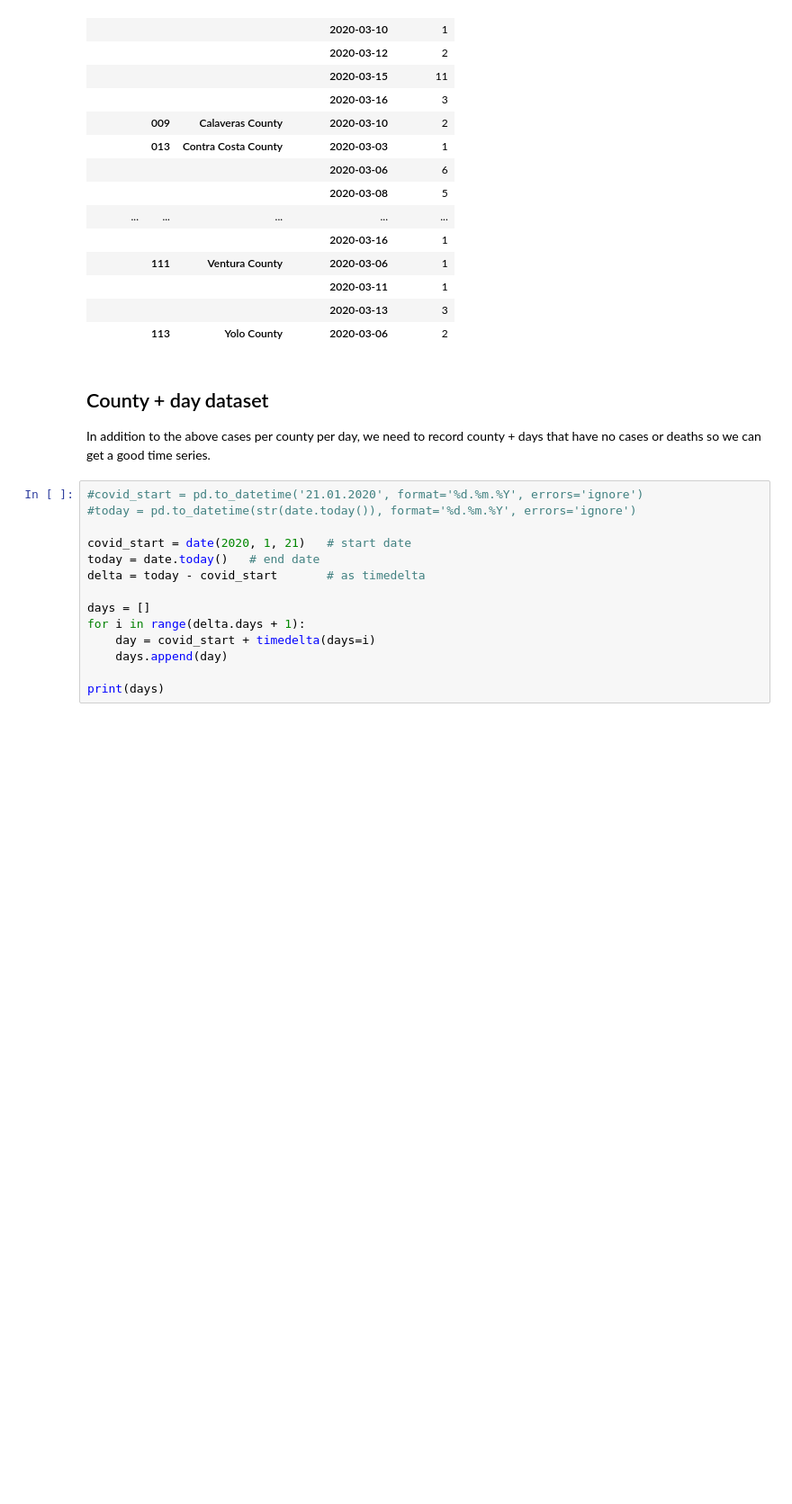
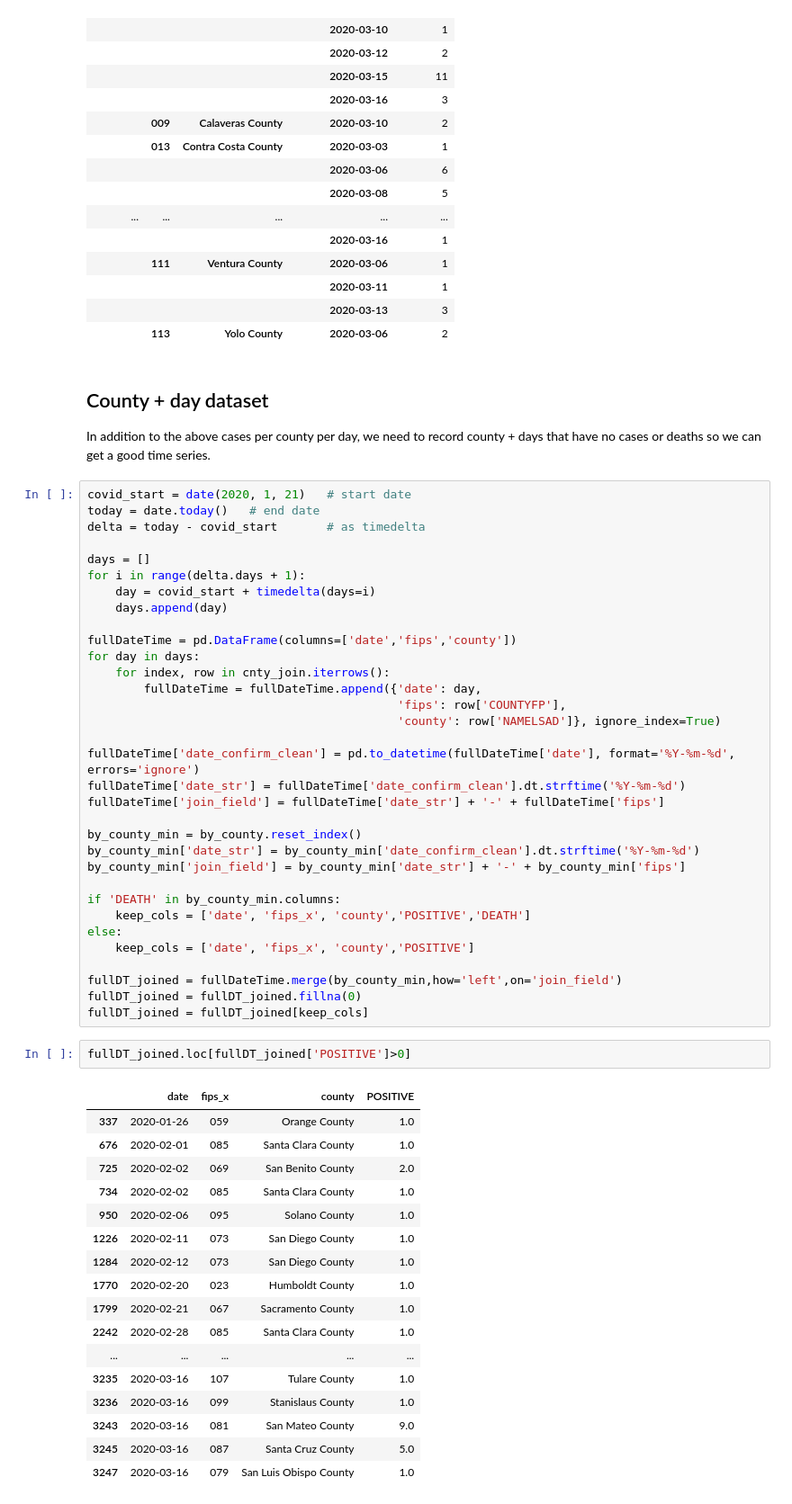
Before and after one commit to akanik/pub-media-covid19-collab, a Jupyter notebook: code/transform-case-data.ipynb, the cells around one changed output. Shown at 90% size. Drawn from its saved outputs; the diff is of its cells as text; blank space fills up the shorter version.

```diff
--- a/code/transform-case-data.ipynb
+++ b/code/transform-case-data.ipynb
@@ -92,17 +92,56 @@ See the caveats in the documentation: https://pandas.pydata.org/pandas-docs/stab
 ## County + day dataset
 
 In addition to the above cases per county per day, we need to record county + days that have no cases or deaths so we can get a good time series.
-# %%
-#covid_start = pd.to_datetime('21.01.2020', format='%d.%m.%Y', errors='ignore')
-#today = pd.to_datetime(str(date.today()), format='%d.%m.%Y', errors='ignore')
-
-covid_start = date(2020, 1, 21)   # start date
-today = date.today()   # end date
-delta = today - covid_start       # as timedelta
-
-days = []
-for i in range(delta.days + 1):
-    day = covid_start + timedelta(days=i)
-    days.append(day)
-
-print(days)
+# %%
+covid_start = date(2020, 1, 21)   # start date
+today = date.today()   # end date
+delta = today - covid_start       # as timedelta
+
+days = []
+for i in range(delta.days + 1):
+    day = covid_start + timedelta(days=i)
+    days.append(day)
+
+fullDateTime = pd.DataFrame(columns=['date','fips','county'])
+for day in days:
+    for index, row in cnty_join.iterrows():
+        fullDateTime = fullDateTime.append({'date': day,
+                                            'fips': row['COUNTYFP'],
+                                            'county': row['NAMELSAD']}, ignore_index=True)
+
+fullDateTime['date_confirm_clean'] = pd.to_datetime(fullDateTime['date'], format='%Y-%m-%d', errors='ignore')
+fullDateTime['date_str'] = fullDateTime['date_confirm_clean'].dt.strftime('%Y-%m-%d')
+fullDateTime['join_field'] = fullDateTime['date_str'] + '-' + fullDateTime['fips']
+
+by_county_min = by_county.reset_index()
+by_county_min['date_str'] = by_county_min['date_confirm_clean'].dt.strftime('%Y-%m-%d')
+by_county_min['join_field'] = by_county_min['date_str'] + '-' + by_county_min['fips']
+
+if 'DEATH' in by_county_min.columns:
+    keep_cols = ['date', 'fips_x', 'county','POSITIVE','DEATH']
+else:
+    keep_cols = ['date', 'fips_x', 'county','POSITIVE']
+
+fullDT_joined = fullDateTime.merge(by_county_min,how='left',on='join_field')
+fullDT_joined = fullDT_joined.fillna(0)
+fullDT_joined = fullDT_joined[keep_cols]
+# %%
+fullDT_joined.loc[fullDT_joined['POSITIVE']>0]
+# %% [output]
+|  | date | fips_x | county | POSITIVE |
+| 337 | 2020-01-26 | 059 | Orange County | 1.0 |
+| 676 | 2020-02-01 | 085 | Santa Clara County | 1.0 |
+| 725 | 2020-02-02 | 069 | San Benito County | 2.0 |
+| 734 | 2020-02-02 | 085 | Santa Clara County | 1.0 |
+| 950 | 2020-02-06 | 095 | Solano County | 1.0 |
+| 1226 | 2020-02-11 | 073 | San Diego County | 1.0 |
+| 1284 | 2020-02-12 | 073 | San Diego County | 1.0 |
+| 1770 | 2020-02-20 | 023 | Humboldt County | 1.0 |
+| 1799 | 2020-02-21 | 067 | Sacramento County | 1.0 |
+| 2242 | 2020-02-28 | 085 | Santa Clara County | 1.0 |
+| ... | ... | ... | ... | ... |
+| 3235 | 2020-03-16 | 107 | Tulare County | 1.0 |
+| 3236 | 2020-03-16 | 099 | Stanislaus County | 1.0 |
+| 3243 | 2020-03-16 | 081 | San Mateo County | 9.0 |
+| 3245 | 2020-03-16 | 087 | Santa Cruz County | 5.0 |
+| 3247 | 2020-03-16 | 079 | San Luis Obispo County | 1.0 |
```
Also changed, not shown: parts of 1 cell of this notebook, 1 other file.
